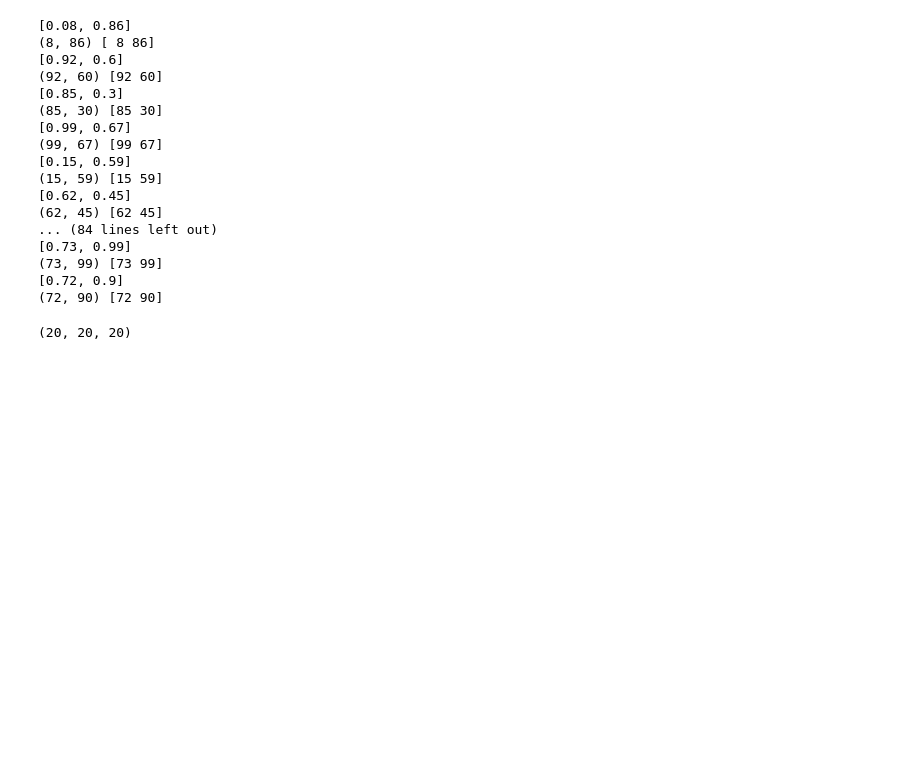
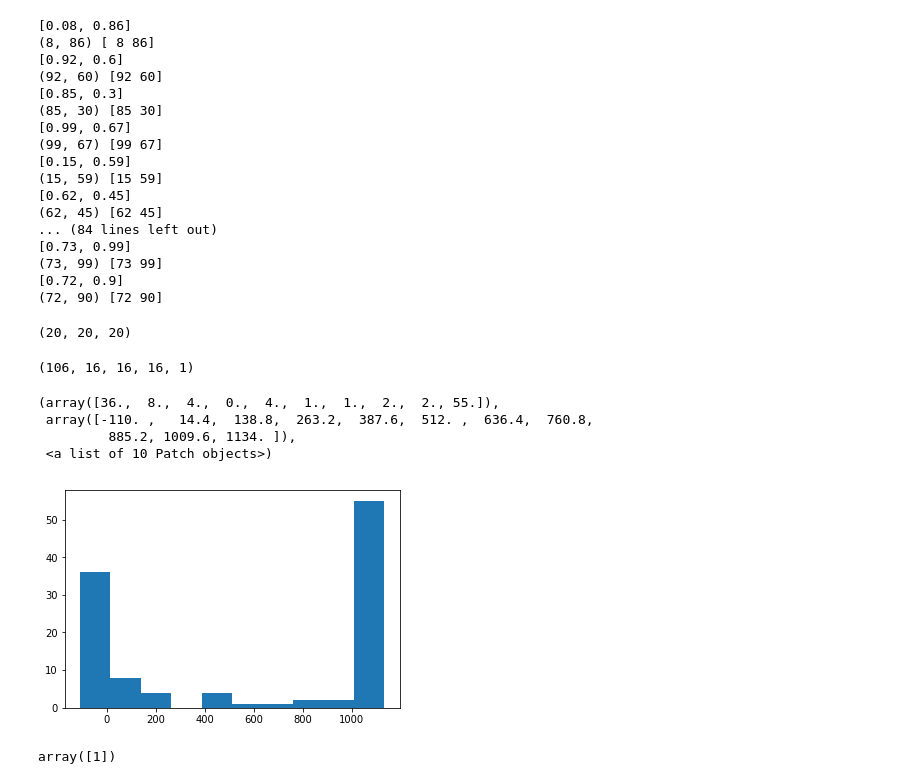
Before and after one commit to DalasNoin/aneurysm-segment, a Jupyter notebook: data-experiments.ipynb, the cells around one changed output. Saved outputs shown, nothing was run; the diff lists cells and outputs as text; code cells hidden in the pictures; blank space fills up the shorter version.

```diff
--- a/data-experiments.ipynb
+++ b/data-experiments.ipynb
@@ -58,0 +61,16 @@ del masks
+# %%
+ad = preprocessing.AneurysmData(config.PATH)
+# %%
+ad.images.reshape(*ad.images.shape,1).shape
+# %% [output]
+(106, 16, 16, 16, 1)
+# %%
+dist = np.array(ad.masks).flatten()
+# %%
+plt.hist(np.extract(dist != 0, dist))
+# %% [output]
+(array([36.,  8.,  4.,  0.,  4.,  1.,  1.,  2.,  2., 55.]),
+ array([-110. ,   14.4,  138.8,  263.2,  387.6,  512. ,  636.4,  760.8,
+         885.2, 1009.6, 1134. ]),
+ <a list of 10 Patch objects>)
+[figure, added]
@@ -58,0 +88,4 @@ del masks
+# %%
+np.extract(masks,masks.astype("int") )
+# %% [output]
+array([1])
```
Also changed, not shown: parts of 7 cells of this notebook, 5 other files.
